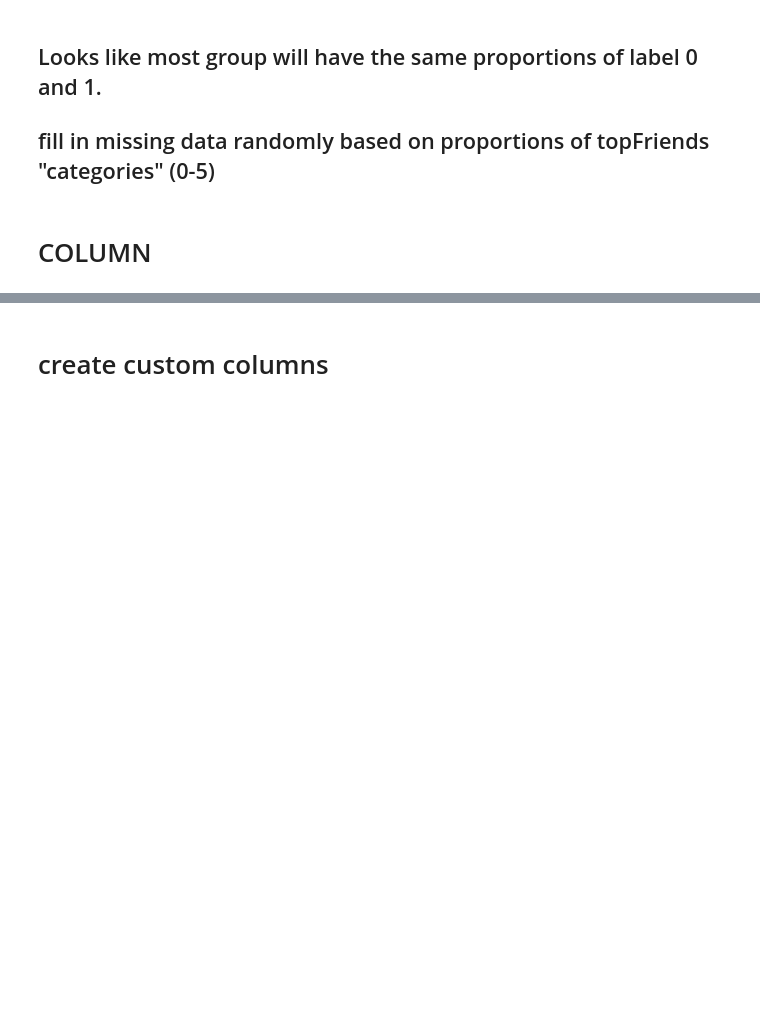
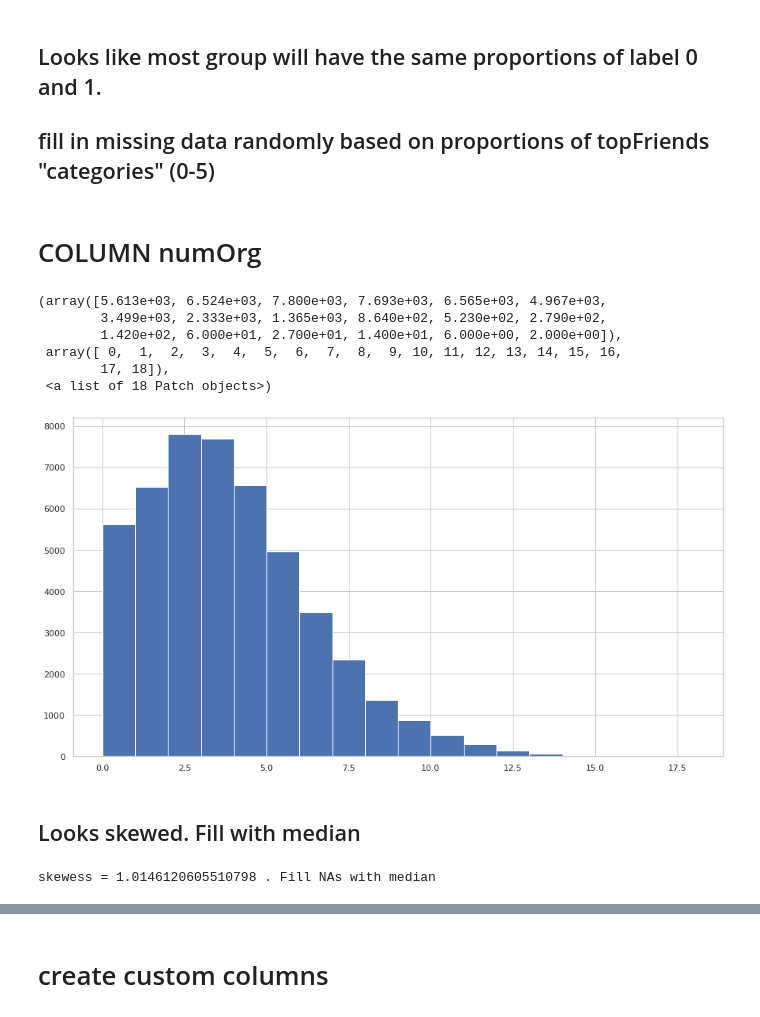
Before and after one commit to VincentChungHeiPoon/CreditScoreChallenge, a Jupyter notebook: Duong.ipynb, the cells around one changed output, grey strips where cells are left out. Cells and saved outputs as stored; diff of their text form; code cells hidden in the pictures; blank space fills up the shorter version.

Commit message:
fill all nulls in Duongs data

```diff
--- a/Duong.ipynb
+++ b/Duong.ipynb
@@ -275,4 +411,0 @@ subscriberCount_random = np.where(subscriberCount_random <0, 0, subscriberCount_
-# %%
-data_Duong['subscriberCount'] = np.where(data_Duong['subscriberCount'].isnull(), \
-                                         subscriberCount_random,
-                                         data_Duong['subscriberCount'])
@@ -324,10 +453,0 @@ topFriends_cat_pct = data_Duong.topFriends.value_counts().sort_index()/\
-# %%
-random.seed(1976)
-
-topFriends_random = random.choice(topFriends_cat_pct.index,\
-                                       size= len(data_Duong),\
-                                       p= topFriends_cat_pct.values)
-
-data_Duong['topFriends'] = np.where(data_Duong['topFriends'].isnull(),\
-            topFriends_random,\
-            data_Duong['topFriends'])
@@ -334,2 +456,18 @@ data_Duong['topFriends'] = np.where(data_Duong['topFriends'].isnull(),\
 # %% [markdown]
-# COLUMN
+# COLUMN numOrg
+# %%
+plt.hist(data_Duong.numOrg, bins= range(0, int(data_Duong.numOrg.max()), 1))
+# %% [output]
+(array([5.613e+03, 6.524e+03, 7.800e+03, 7.693e+03, 6.565e+03, 4.967e+03,
+        3.499e+03, 2.333e+03, 1.365e+03, 8.640e+02, 5.230e+02, 2.790e+02,
+        1.420e+02, 6.000e+01, 2.700e+01, 1.400e+01, 6.000e+00, 2.000e+00]),
+ array([ 0,  1,  2,  3,  4,  5,  6,  7,  8,  9, 10, 11, 12, 13, 14, 15, 16,
+        17, 18]),
+ <a list of 18 Patch objects>)
+[figure, added]
+# %% [markdown]
+## Looks skewed. Fill with median
+# %%
+fill_numeric_var(data_Duong, 'numOrg')
+# %% [output]
+skewess = 1.0146120605510798 . Fill NAs with median
```
Also changed, not shown: parts of 38 cells of this notebook, 1 other file.
